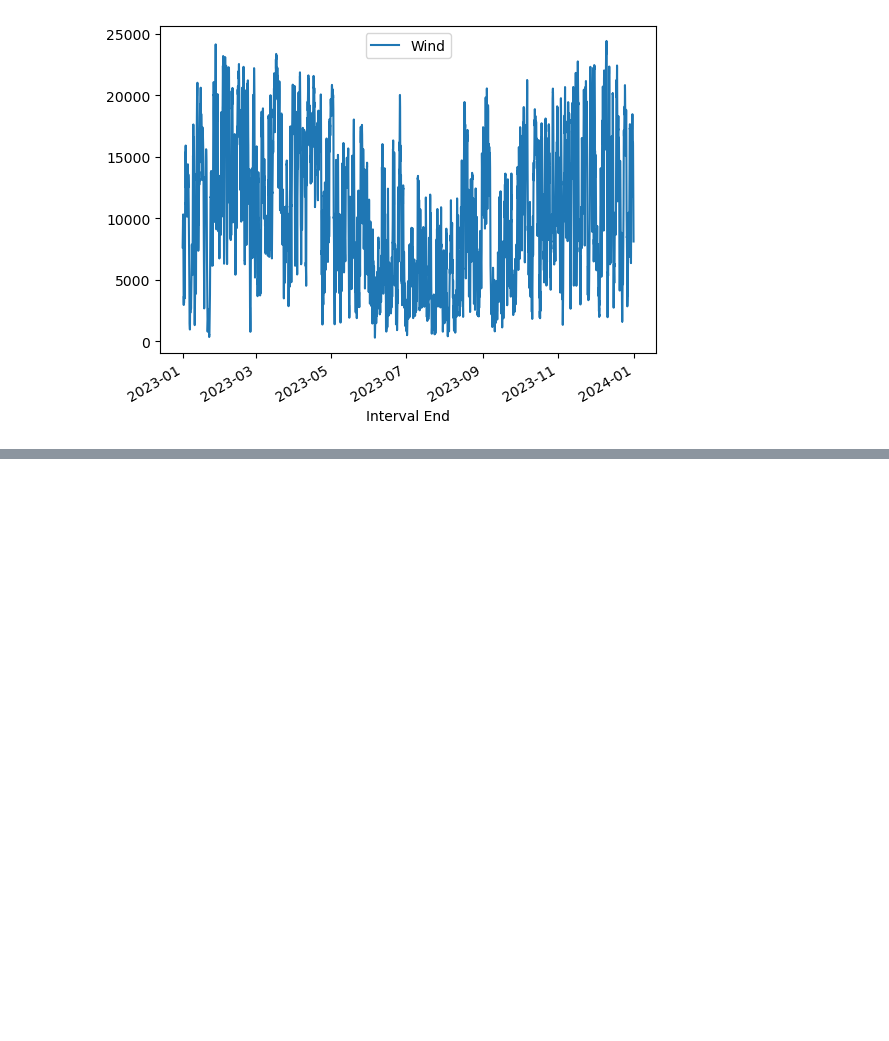
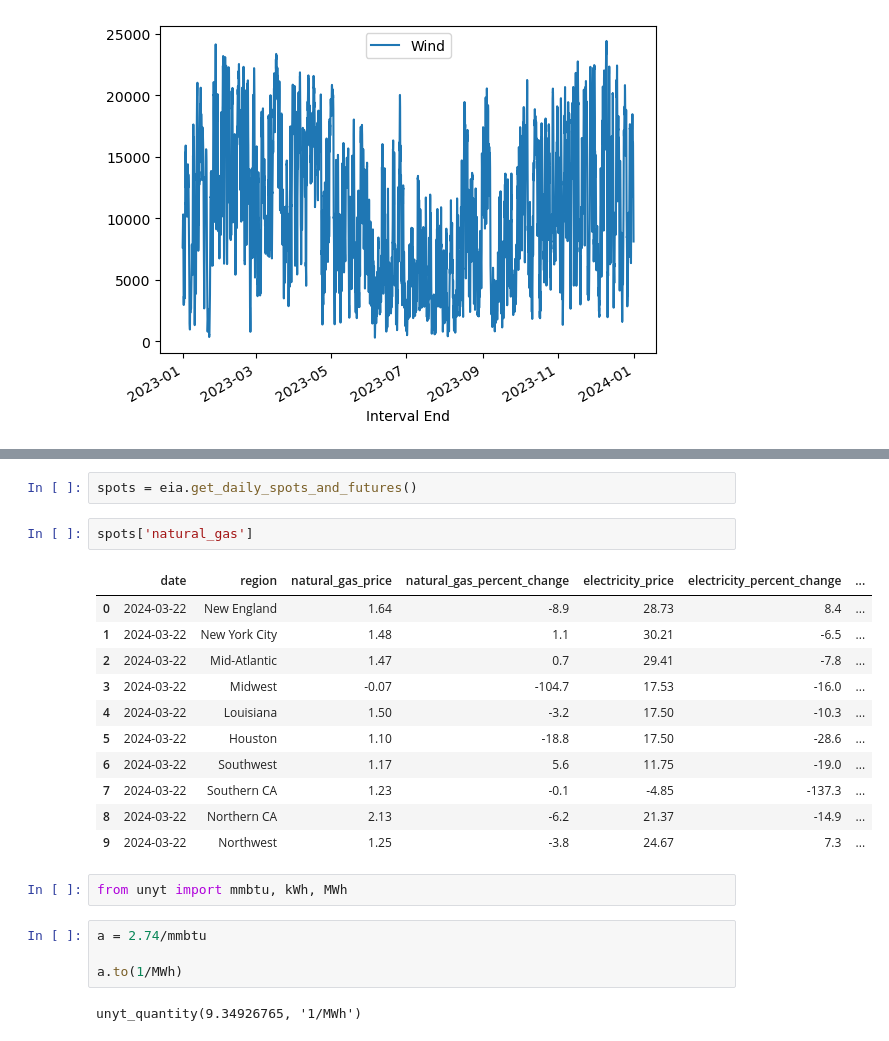
Before and after one commit to samgdotson/ucs-model-review, a Jupyter notebook: energy_data/eia_data.ipynb, the cells around one changed output, grey strips where cells are left out. Drawn from its saved outputs; the diff is of its cells as text; blank space fills up the shorter version.

```diff
--- a/energy_data/eia_data.ipynb
+++ b/energy_data/eia_data.ipynb
@@ -147 +174,25 @@ Wind     24408.0
 dtype: float64
+# %%
+spots = eia.get_daily_spots_and_futures()
+# %%
+spots['natural_gas']
+# %% [output]
+|  | date | region | natural_gas_price | natural_gas_percent_change | electricity_price | electricity_percent_change | ... |
+| 0 | 2024-03-22 | New England | 1.64 | -8.9 | 28.73 | 8.4 | ... |
+| 1 | 2024-03-22 | New York City | 1.48 | 1.1 | 30.21 | -6.5 | ... |
+| 2 | 2024-03-22 | Mid-Atlantic | 1.47 | 0.7 | 29.41 | -7.8 | ... |
+| 3 | 2024-03-22 | Midwest | -0.07 | -104.7 | 17.53 | -16.0 | ... |
+| 4 | 2024-03-22 | Louisiana | 1.50 | -3.2 | 17.50 | -10.3 | ... |
+| 5 | 2024-03-22 | Houston | 1.10 | -18.8 | 17.50 | -28.6 | ... |
+| 6 | 2024-03-22 | Southwest | 1.17 | 5.6 | 11.75 | -19.0 | ... |
+| 7 | 2024-03-22 | Southern CA | 1.23 | -0.1 | -4.85 | -137.3 | ... |
+| 8 | 2024-03-22 | Northern CA | 2.13 | -6.2 | 21.37 | -14.9 | ... |
+| 9 | 2024-03-22 | Northwest | 1.25 | -3.8 | 24.67 | 7.3 | ... |
+# %%
+from unyt import mmbtu, kWh, MWh
+# %%
+a = 2.74/mmbtu
+
+a.to(1/MWh)
+# %% [output]
+unyt_quantity(9.34926765, '1/MWh')
```
Also changed, not shown: parts of 7 cells of this notebook, 10 other files.
